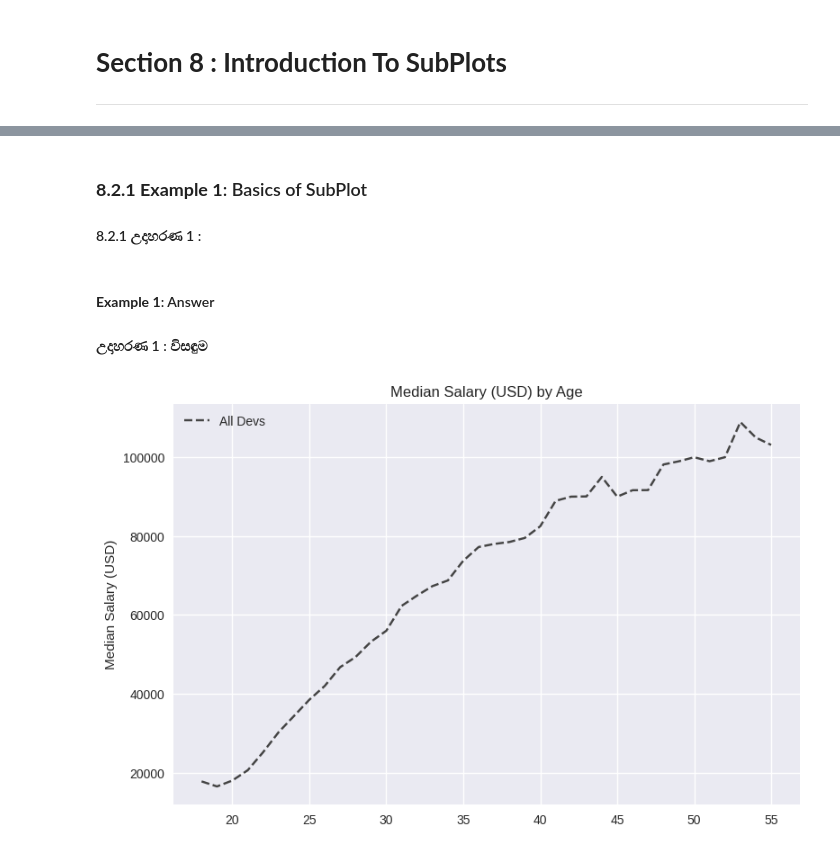
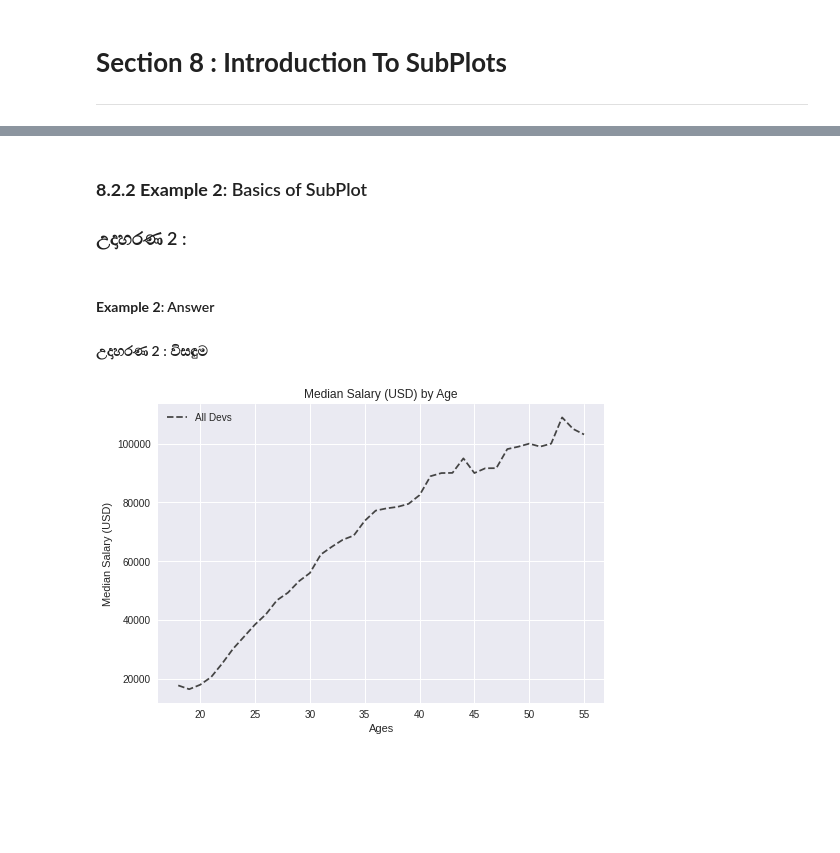
Before and after one commit to GPrathap/pythonII, a Jupyter notebook: sec_matplotlib/matplotlib.ipynb, the cells around one changed output, grey strips where cells are left out. Drawn from its saved outputs; the diff is of its cells as text; code cells hidden in the pictures; blank space fills up the shorter version.

```diff
--- a/sec_matplotlib/matplotlib.ipynb
+++ b/sec_matplotlib/matplotlib.ipynb
@@ -1272,44 +1313,42 @@ while True:
 # %% [markdown]
-### **8.2.1 Example 1**: Basics of SubPlot
-#### 8.2.1 උදාහරණ 1 :
+### **8.2.2 Example 2**: Basics of SubPlot
+### උදාහරණ 2 :
 # %% [markdown]
-#### **Example 1**: Answer
-#### උදාහරණ 1 : විසඳුම
+#### **Example 2**: Answer
+#### උදාහරණ 2 : විසඳුම
 # %%
 
 import pandas as pd
 from matplotlib import pyplot as plt
 
 plt.style.use('seaborn')
 
 data = pd.read_csv('/content/sample_data/dev_salary.csv')
 ages = data['Age']
 dev_salaries = data['All_Devs']
 py_salaries = data['Python']
 js_salaries = data['JavaScript']
 
 fig1, ax1 = plt.subplots()
 fig2, ax2 = plt.subplots()
 
 ax1.plot(ages, dev_salaries, color='#444444',linestyle='--', label='All Devs')
+ax1.legend()
+ax1.set_title('Median Salary (USD) by Age')
+ax1.set_xlabel('Ages')
+ax1.set_ylabel('Median Salary (USD)')
+
 
 ax2.plot(ages, py_salaries, label='Python')
 ax2.plot(ages, js_salaries, label='JavaScript')
-
-ax1.legend()
-ax1.set_title('Median Salary (USD) by Age')
-ax1.set_ylabel('Median Salary (USD)')
-
 ax2.legend()
 ax2.set_xlabel('Ages')
 ax2.set_ylabel('Median Salary (USD)')
 
+
 plt.tight_layout()
 
 plt.show()
-
-fig1.savefig('fig1.png')
-fig2.savefig('fig2.png')
 # %% [output]
-[figure, old version]
+[figure, new version]
 [figure]
```
Also changed, not shown: parts of 7 cells of this notebook.
